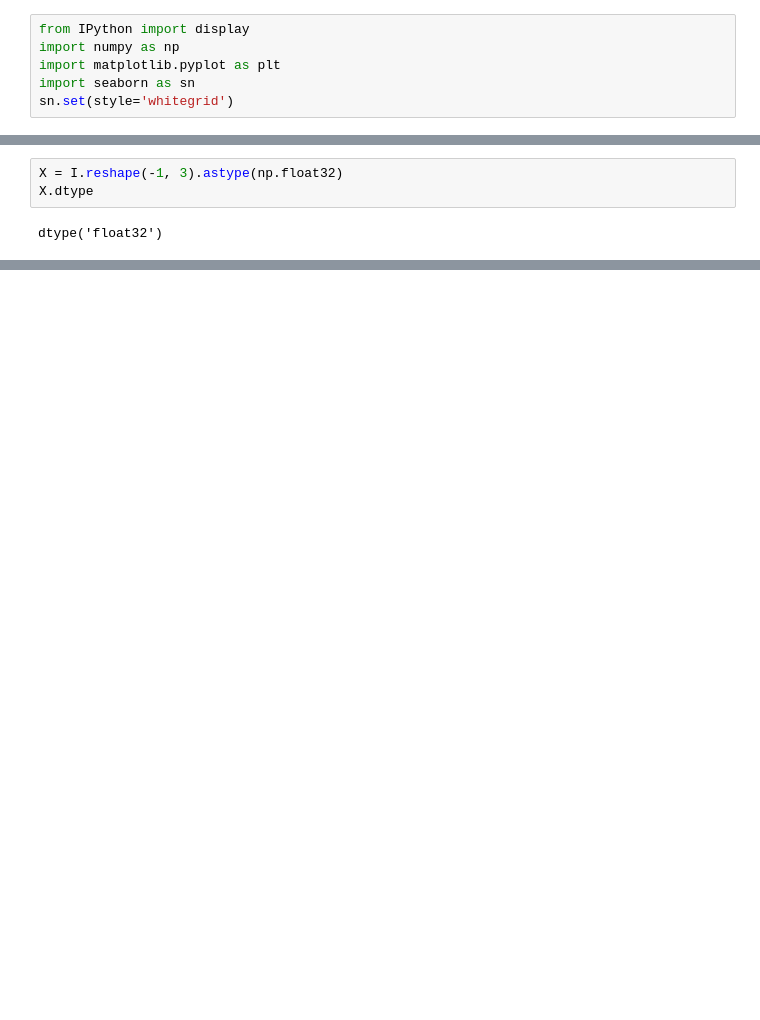
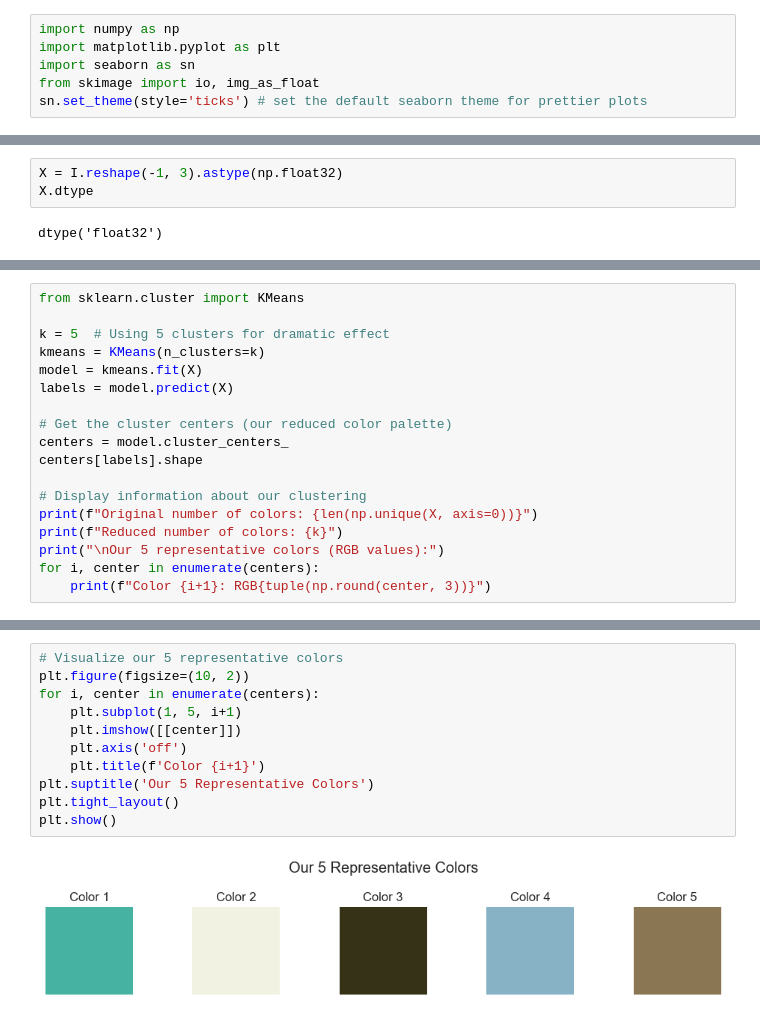
Before and after one commit to AlexMorrow239/Understanding-Machine-Learning, a Jupyter notebook: K-Means_Clustering/Image_Compression/Compression.ipynb, the cells around one changed output, grey strips where cells are left out. Cells and saved outputs as stored; diff of their text form; blank space fills up the shorter version.

```diff
--- a/K-Means_Clustering/Image_Compression/Compression.ipynb
+++ b/K-Means_Clustering/Image_Compression/Compression.ipynb
@@ -3,6 +15,6 @@
 # %%
-from IPython import display
 import numpy as np
 import matplotlib.pyplot as plt
 import seaborn as sn
-sn.set(style='whitegrid')
+from skimage import io, img_as_float
+sn.set_theme(style='ticks') # set the default seaborn theme for prettier plots
@@ -70,0 +72,18 @@ Ic.shape
+# %%
+from sklearn.cluster import KMeans
+
+k = 5  # Using 5 clusters for dramatic effect
+kmeans = KMeans(n_clusters=k)
+model = kmeans.fit(X)
+labels = model.predict(X)
+
+# Get the cluster centers (our reduced color palette)
+centers = model.cluster_centers_
+centers[labels].shape
+
+# Display information about our clustering
+print(f"Original number of colors: {len(np.unique(X, axis=0))}")
+print(f"Reduced number of colors: {k}")
+print("\nOur 5 representative colors (RGB values):")
+for i, center in enumerate(centers):
+    print(f"Color {i+1}: RGB{tuple(np.round(center, 3))}")
@@ -70,0 +100,13 @@ Ic.shape
+# %%
+# Visualize our 5 representative colors
+plt.figure(figsize=(10, 2))
+for i, center in enumerate(centers):
+    plt.subplot(1, 5, i+1)
+    plt.imshow([[center]])
+    plt.axis('off')
+    plt.title(f'Color {i+1}')
+plt.suptitle('Our 5 Representative Colors')
+plt.tight_layout()
+plt.show()
+# %% [output]
+[figure, added]
```
Also changed, not shown: parts of 27 cells of this notebook, 1 other file.
